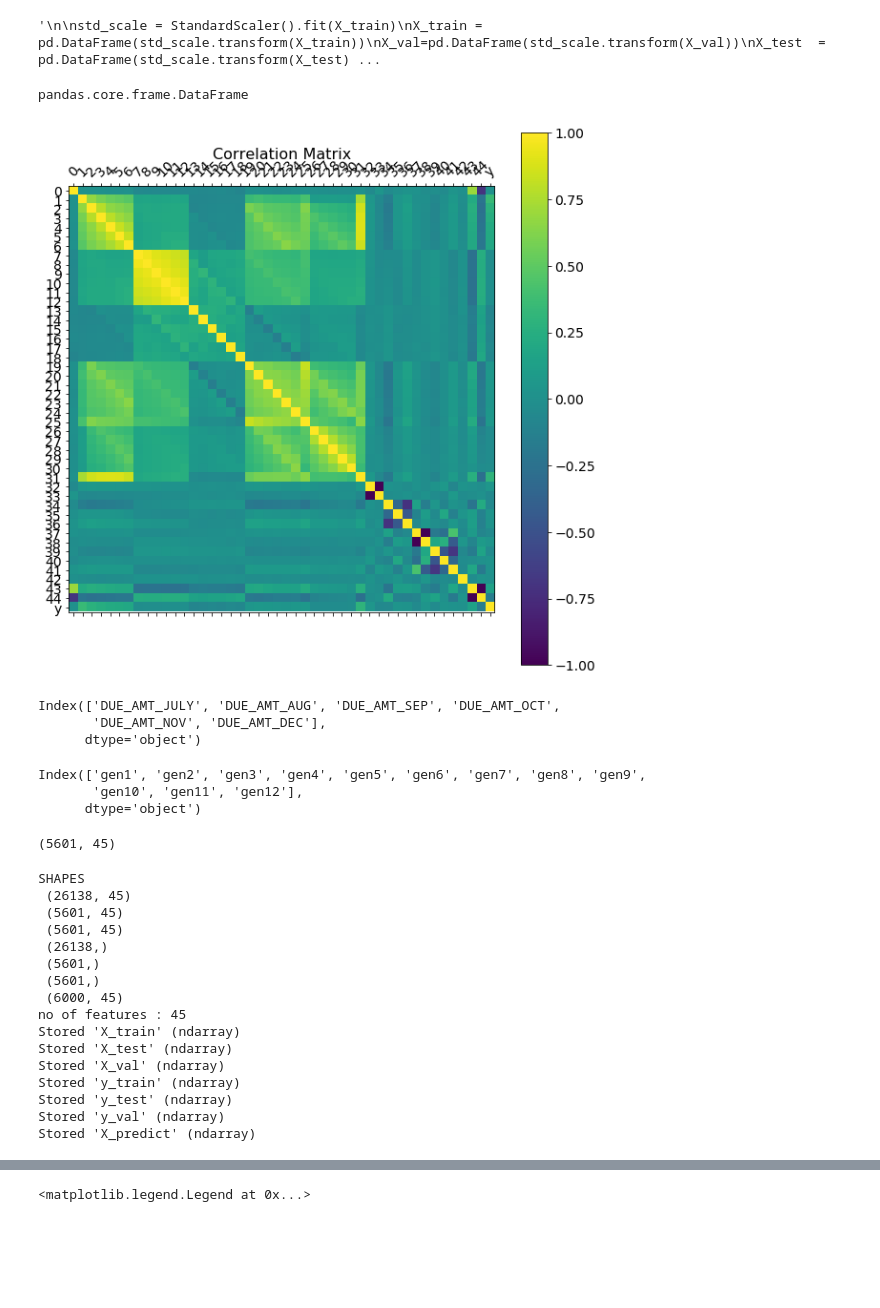
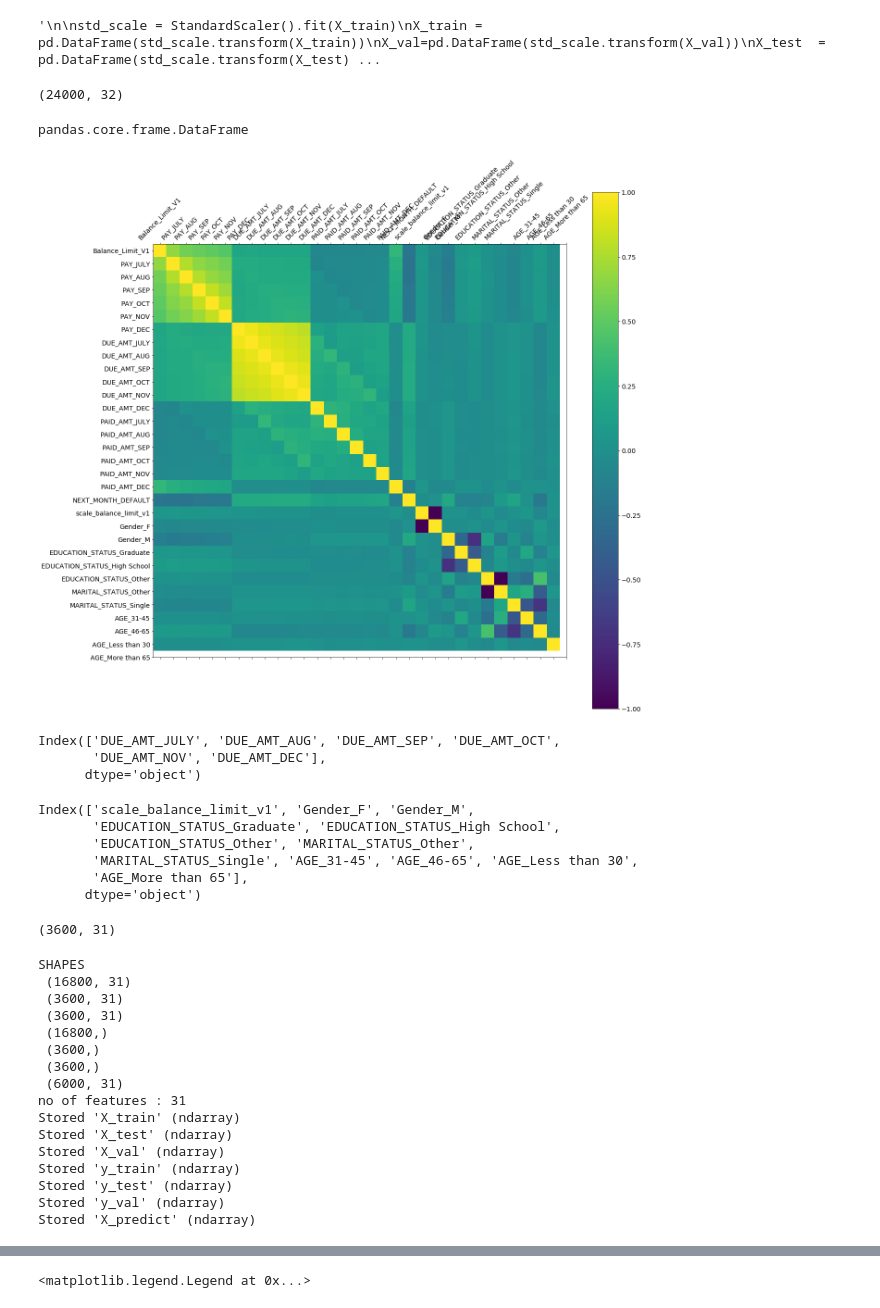
Before and after one commit to shasikaud/Data-Storm, a Jupyter notebook: 2.ipynb, the cells around one changed output, grey strips where cells are left out. Saved outputs shown, nothing was run; the diff lists cells and outputs as text; code cells hidden in the pictures; blank space fills up the shorter version.

```diff
--- a/2.ipynb
+++ b/2.ipynb
@@ -122,7 +122,7 @@ predict_data['gen12']=gen_12
 predict_data['gen13']=gen_13
 # %%
 cat_cols=['Gender', 'EDUCATION_STATUS', 'MARITAL_STATUS',
-       'AGE','scale_balance_limit_v1']
+       'AGE']
 # %%
 train_data = pd.get_dummies( train_data,columns = cat_cols )
 predict_data=pd.get_dummies( predict_data,columns = cat_cols )
@@ -222,23 +229,27 @@ X_test  = pd.DataFrame(std_scale.transform(X_test))
 X_predict  = pd.DataFrame(std_scale.transform(predict_data))'''
 # %% [output]
 '\n\nstd_scale = StandardScaler().fit(X_train)\nX_train = pd.DataFrame(std_scale.transform(X_train))\nX_val=pd.DataFrame(std_scale.transform(X_val))\nX_test  = pd.DataFrame(std_scale.transform(X_test) ...
+# %%
+train_data.shape
+# %% [output]
+(24000, 32)
 # %%
 type(X_train)
 # %% [output]
 pandas.core.frame.DataFrame
 # %%
 #pd.plotting.scatter_matrix(X_train,figsize=(30,30))
-df=X_train
-df['y']=np.array(y_train)
-f = plt.figure(figsize=(10,10))
+df=train_data
+f = plt.figure(figsize=(20,20))
 plt.matshow(df.corr(), fignum=f.number)
 plt.xticks(range(df.shape[1]), df.columns, fontsize=14, rotation=45)
 plt.yticks(range(df.shape[1]), df.columns, fontsize=14)
 cb = plt.colorbar()
 cb.ax.tick_params(labelsize=14)
-plt.title('Correlation Matrix', fontsize=16);
+#plt.title('Correlation Matrix', fontsize=16);
+plt.savefig('E:/ML_IP/ML_projects/datastorm/corr.png')
 # %% [output]
-[figure, old version]
+[figure, new version]
 # %%
 X_train=np.array(X_train)[:,:-1]
 # %%
@@ -250,13 +261,16 @@ Index(['DUE_AMT_JULY', 'DUE_AMT_AUG', 'DUE_AMT_SEP', 'DUE_AMT_OCT',
 # %%
 predict_data.keys()[19:31]
 # %% [output]
-Index(['gen1', 'gen2', 'gen3', 'gen4', 'gen5', 'gen6', 'gen7', 'gen8', 'gen9',
-       'gen10', 'gen11', 'gen12'],
+Index(['scale_balance_limit_v1', 'Gender_F', 'Gender_M',
+       'EDUCATION_STATUS_Graduate', 'EDUCATION_STATUS_High School',
+       'EDUCATION_STATUS_Other', 'MARITAL_STATUS_Other',
+       'MARITAL_STATUS_Single', 'AGE_31-45', 'AGE_46-65', 'AGE_Less than 30',
+       'AGE_More than 65'],
       dtype='object')
 # %%
 X_val.shape
 # %% [output]
-(5601, 45)
+(3600, 31)
 # %%
 X_train=np.array(X_train) #(16800, 90)
 X_test=np.array(X_test) #(3600, 90)
@@ -288,14 +302,14 @@ pd.DataFrame(X_predict).to_csv("data/X_predict.csv")
 %store X_predict
 # %% [output]
 SHAPES
- (26138, 45)
- (5601, 45)
- (5601, 45)
- (26138,)
- (5601,)
- (5601,)
- (6000, 45)
-no of features : 45
+ (16800, 31)
+ (3600, 31)
+ (3600, 31)
+ (16800,)
+ (3600,)
+ (3600,)
+ (6000, 31)
+no of features : 31
 Stored 'X_train' (ndarray)
 Stored 'X_test' (ndarray)
 Stored 'X_val' (ndarray)
```
Also changed, not shown: parts of 6 cells of this notebook, 9 other files.
